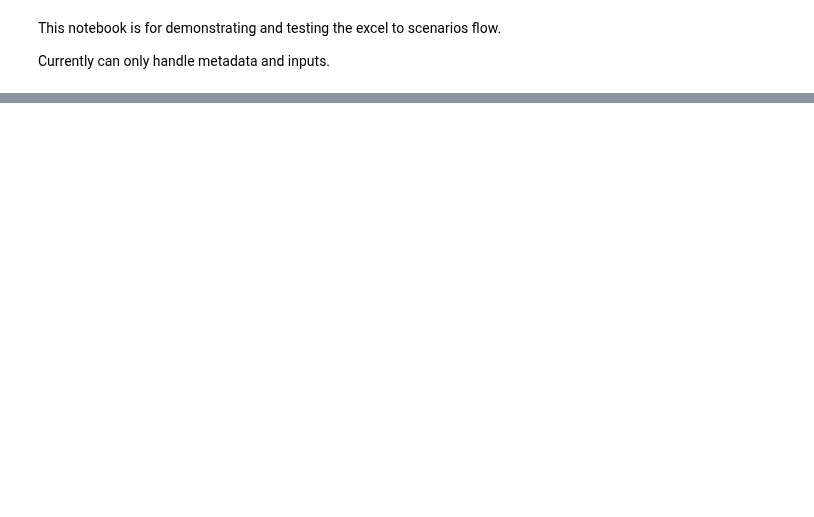
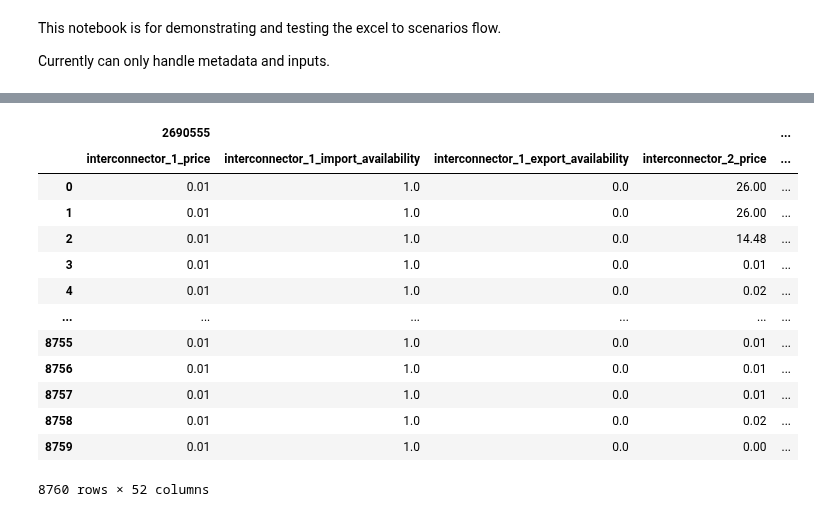
Before and after one commit to quintel/pyetm, a Jupyter notebook: examples/excel_to_scenarios.ipynb, the cells around one changed output, grey strips where cells are left out. Saved outputs shown, nothing was run; the diff lists cells and outputs as text; code cells hidden in the pictures; blank space fills up the shorter version.

```diff
--- a/examples/excel_to_scenarios.ipynb
+++ b/examples/excel_to_scenarios.ipynb
@@ -32,0 +61,17 @@ API connection ready
+# %%
+packer.custom_curves()
+# %% [output]
+|  | 2690555 |  |  |  | ... |
+|  | interconnector_1_price | interconnector_1_import_availability | interconnector_1_export_availability | interconnector_2_price | ... |
+| 0 | 0.01 | 1.0 | 0.0 | 26.00 | ... |
+| 1 | 0.01 | 1.0 | 0.0 | 26.00 | ... |
+| 2 | 0.01 | 1.0 | 0.0 | 14.48 | ... |
+| 3 | 0.01 | 1.0 | 0.0 | 0.01 | ... |
+| 4 | 0.01 | 1.0 | 0.0 | 0.02 | ... |
+| ... | ... | ... | ... | ... | ... |
+| 8755 | 0.01 | 1.0 | 0.0 | 0.01 | ... |
+| 8756 | 0.01 | 1.0 | 0.0 | 0.01 | ... |
+| 8757 | 0.01 | 1.0 | 0.0 | 0.01 | ... |
+| 8758 | 0.01 | 1.0 | 0.0 | 0.02 | ... |
+| 8759 | 0.01 | 1.0 | 0.0 | 0.00 | ... |
+8760 rows × 52 columns
```
Also changed, not shown: parts of 2 cells of this notebook, 4 other files.
